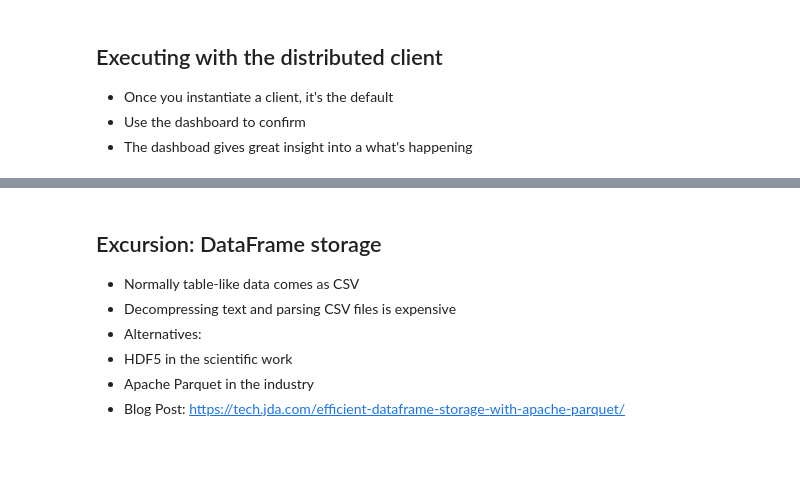
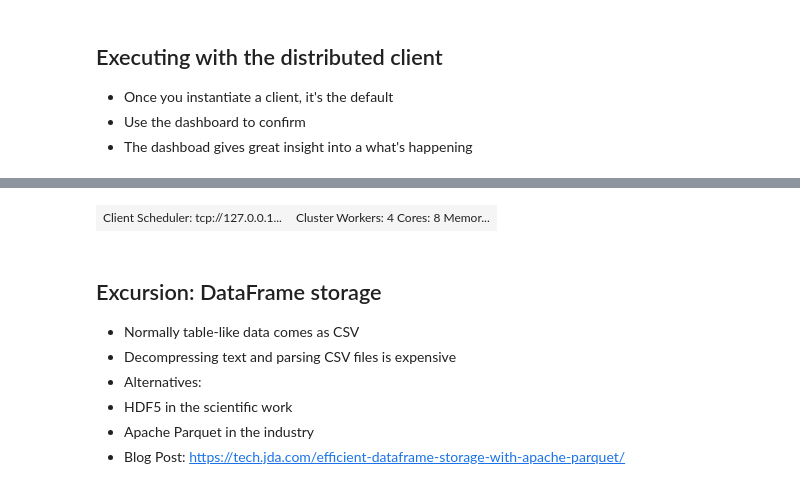
Before and after one commit to JDASoftwareGroup/gridka2019-dask-workshop, a Jupyter notebook: part_II/03_distributed.ipynb, the cells around one changed output, grey strips where cells are left out. Drawn from its saved outputs; the diff is of its cells as text; code cells hidden in the pictures; blank space fills up the shorter version.

```diff
--- a/part_II/03_distributed.ipynb
+++ b/part_II/03_distributed.ipynb
@@ -59,3 +63,8 @@ def dec(x):
 def add(x, y):
     time.sleep(7)
     return x + y
+# %%
+%%time
+x = delayed(inc)(1)
+y = delayed(dec)(2)
+total = delayed(add)(x, y)
@@ -61,0 +83,2 @@ def add(x, y):
+# %%
+future = client.compute(total)
@@ -62,3 +91,8 @@ def add(x, y):
+# %%
+# Blocks until result is ready
+client.gather(future)
+# %% [output]
+| Client Scheduler: tcp://127.0.0.1... | Cluster Workers: 4 Cores: 8 Memor... |
 # %% [markdown]
 ## Excursion: DataFrame storage
 
```
Also changed, not shown: parts of 12 cells of this notebook.
